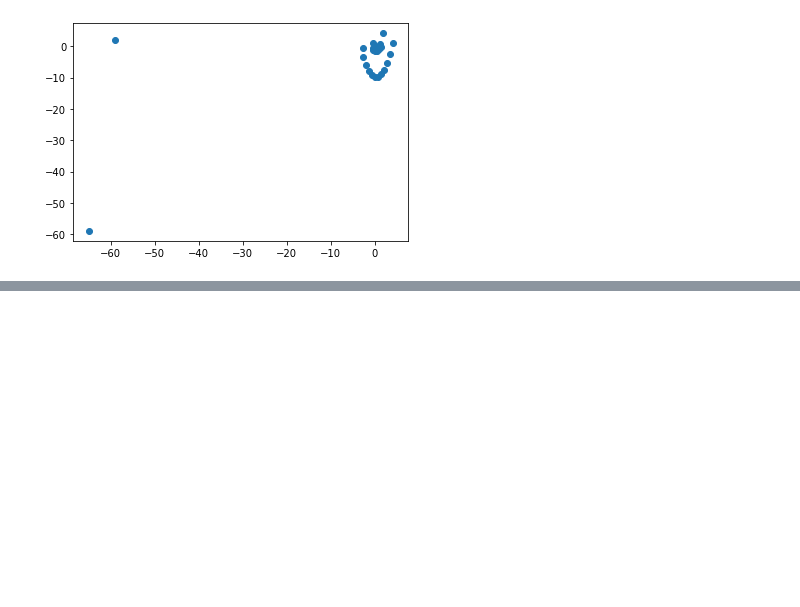
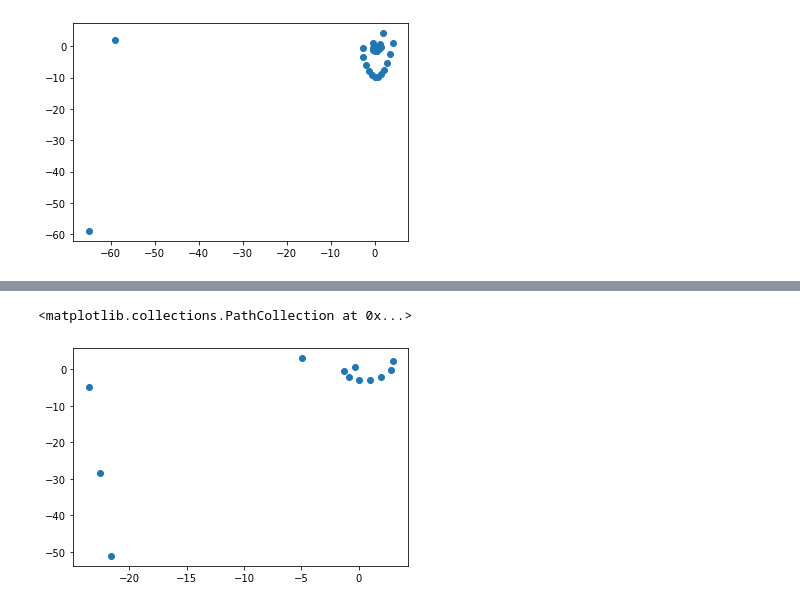
Before and after one commit to nikifaets/nicholson-bailey-model, a Jupyter notebook: classic_model.ipynb, the cells around one changed output, grey strips where cells are left out. Cells and saved outputs as stored; diff of their text form; code cells hidden in the pictures; blank space fills up the shorter version.

```diff
--- a/classic_model.ipynb
+++ b/classic_model.ipynb
@@ -103,0 +149,5 @@ plt.scatter(np.log(hosts), np.log(parasites))
+# %%
+plt.scatter(np.log(hosts), np.log(parasites))
+# %% [output]
+<matplotlib.collections.PathCollection at 0x...>
+[figure, added]
```
Also changed, not shown: parts of 9 cells of this notebook, 1 other file.
